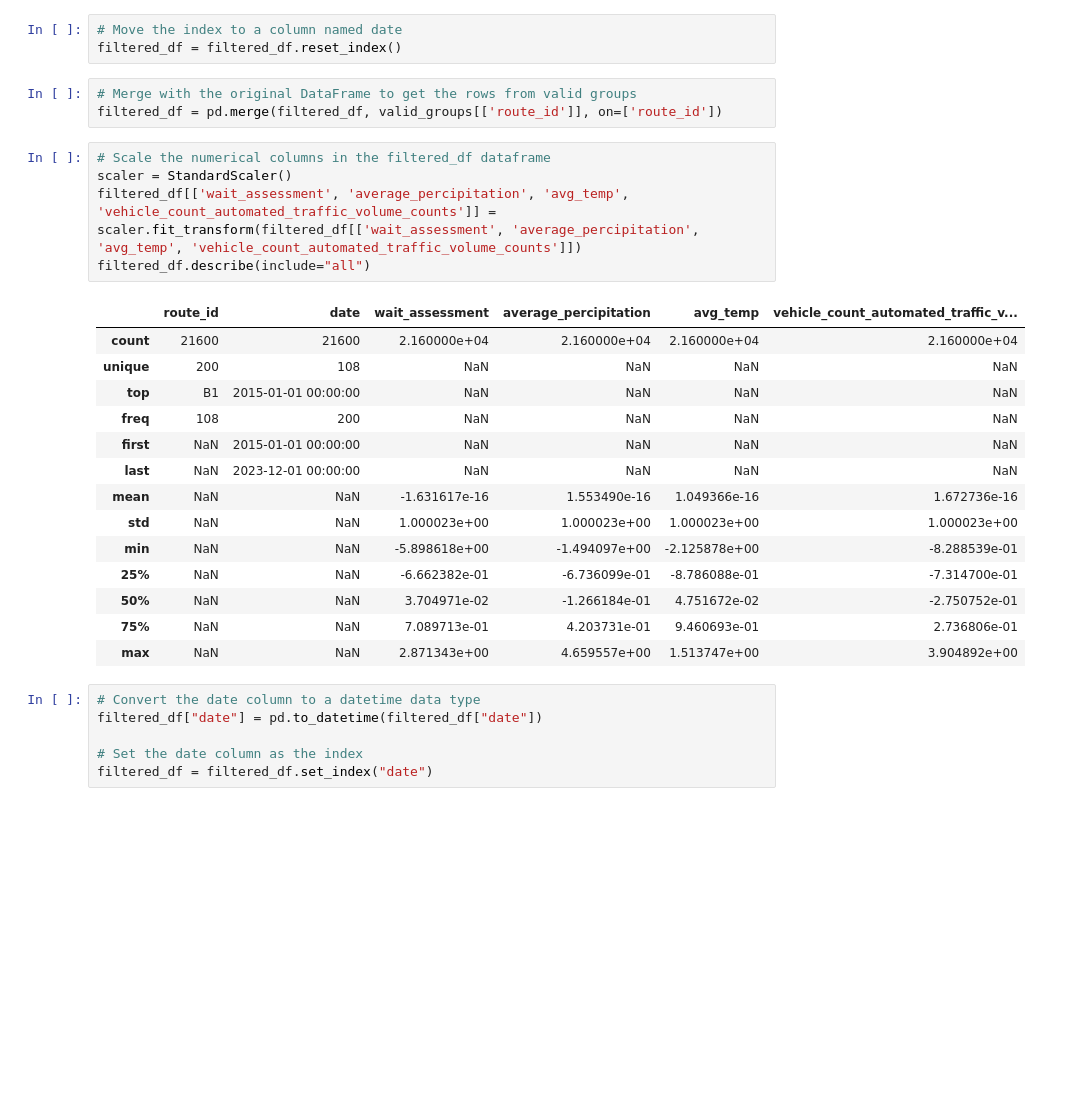
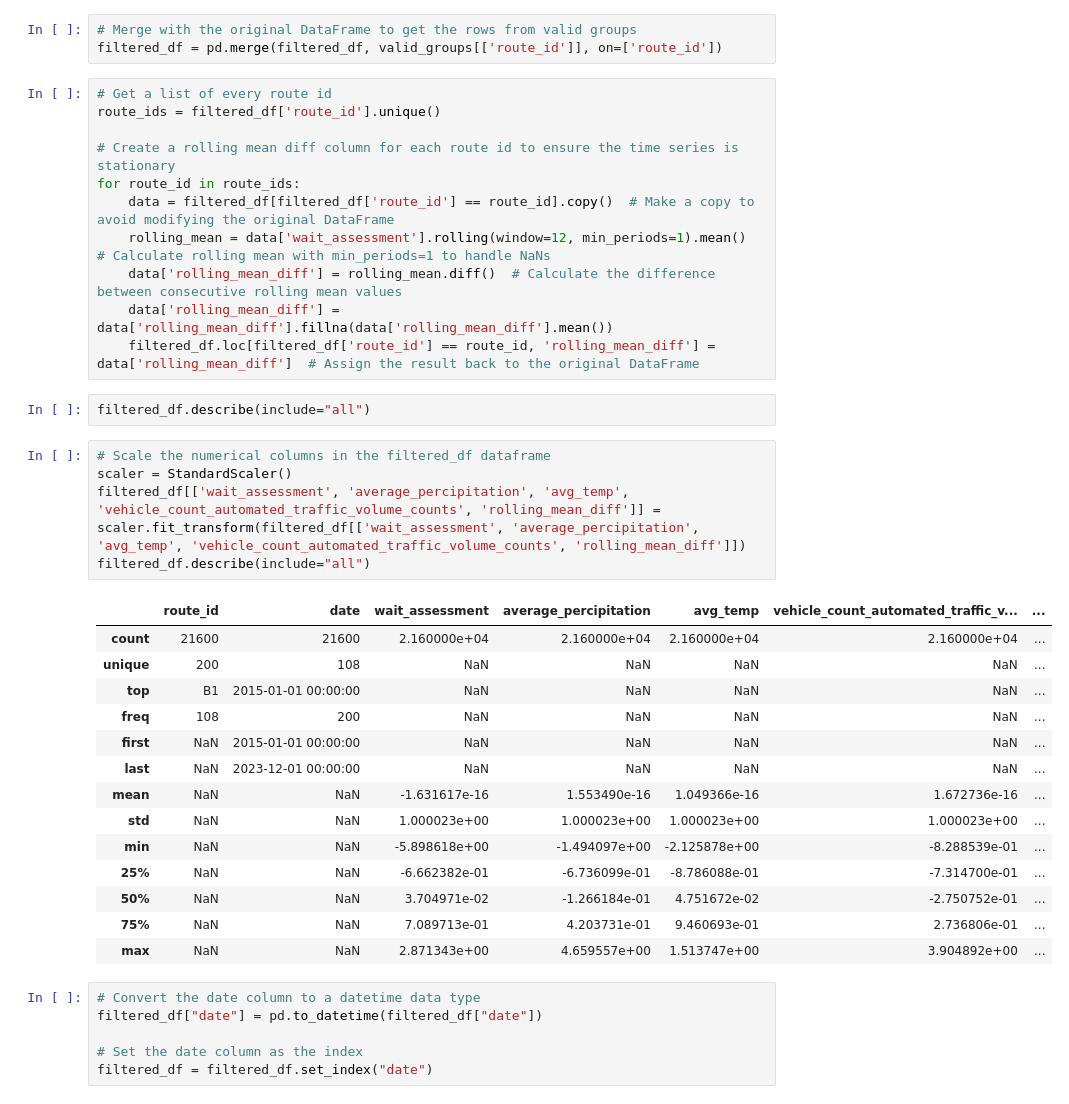
Before and after one commit to paulr28/Msc_Capstone, a Jupyter notebook: Data_Collection.ipynb, the cells around one changed output. Saved outputs shown, nothing was run; the diff lists cells and outputs as text; blank space fills up the shorter version.

```diff
--- a/Data_Collection.ipynb
+++ b/Data_Collection.ipynb
@@ -2830,29 +2607,39 @@ filtered_df.index
-# %%
-# Move the index to a column named date
-filtered_df = filtered_df.reset_index()
 # %%
 # Merge with the original DataFrame to get the rows from valid groups
 filtered_df = pd.merge(filtered_df, valid_groups[['route_id']], on=['route_id'])
+# %%
+# Get a list of every route id
+route_ids = filtered_df['route_id'].unique()
+
+# Create a rolling mean diff column for each route id to ensure the time series is stationary
+for route_id in route_ids:
+    data = filtered_df[filtered_df['route_id'] == route_id].copy()  # Make a copy to avoid modifying the original DataFrame
+    rolling_mean = data['wait_assessment'].rolling(window=12, min_periods=1).mean()  # Calculate rolling mean with min_periods=1 to handle NaNs
+    data['rolling_mean_diff'] = rolling_mean.diff()  # Calculate the difference between consecutive rolling mean values
+    data['rolling_mean_diff'] = data['rolling_mean_diff'].fillna(data['rolling_mean_diff'].mean())
+    filtered_df.loc[filtered_df['route_id'] == route_id, 'rolling_mean_diff'] = data['rolling_mean_diff']  # Assign the result back to the original DataFrame
+# %%
+filtered_df.describe(include="all")
 # %%
 # Scale the numerical columns in the filtered_df dataframe
 scaler = StandardScaler()
-filtered_df[['wait_assessment', 'average_percipitation', 'avg_temp', 'vehicle_count_automated_traffic_volume_counts']] = scaler.fit_transform(filtered_df[['wait_assessment', 'average_percipitation', 'avg_temp', 'vehicle_count_automated_traffic_volume_counts']])
+filtered_df[['wait_assessment', 'average_percipitation', 'avg_temp', 'vehicle_count_automated_traffic_volume_counts', 'rolling_mean_diff']] = scaler.fit_transform(filtered_df[['wait_assessment', 'average_percipitation', 'avg_temp', 'vehicle_count_automated_traffic_volume_counts', 'rolling_mean_diff']])
 filtered_df.describe(include="all")
 # %% [output]
-|  | route_id | date | wait_assessment | average_percipitation | avg_temp | vehicle_count_automated_traffic_v... |
-| count | 21600 | 21600 | 2.160000e+04 | 2.160000e+04 | 2.160000e+04 | 2.160000e+04 |
-| unique | 200 | 108 | NaN | NaN | NaN | NaN |
-| top | B1 | 2015-01-01 00:00:00 | NaN | NaN | NaN | NaN |
-| freq | 108 | 200 | NaN | NaN | NaN | NaN |
-| first | NaN | 2015-01-01 00:00:00 | NaN | NaN | NaN | NaN |
-| last | NaN | 2023-12-01 00:00:00 | NaN | NaN | NaN | NaN |
-| mean | NaN | NaN | -1.631617e-16 | 1.553490e-16 | 1.049366e-16 | 1.672736e-16 |
-| std | NaN | NaN | 1.000023e+00 | 1.000023e+00 | 1.000023e+00 | 1.000023e+00 |
-| min | NaN | NaN | -5.898618e+00 | -1.494097e+00 | -2.125878e+00 | -8.288539e-01 |
-| 25% | NaN | NaN | -6.662382e-01 | -6.736099e-01 | -8.786088e-01 | -7.314700e-01 |
-| 50% | NaN | NaN | 3.704971e-02 | -1.266184e-01 | 4.751672e-02 | -2.750752e-01 |
-| 75% | NaN | NaN | 7.089713e-01 | 4.203731e-01 | 9.460693e-01 | 2.736806e-01 |
-| max | NaN | NaN | 2.871343e+00 | 4.659557e+00 | 1.513747e+00 | 3.904892e+00 |
+|  | route_id | date | wait_assessment | average_percipitation | avg_temp | vehicle_count_automated_traffic_v... | ... |
+| count | 21600 | 21600 | 2.160000e+04 | 2.160000e+04 | 2.160000e+04 | 2.160000e+04 | ... |
+| unique | 200 | 108 | NaN | NaN | NaN | NaN | ... |
+| top | B1 | 2015-01-01 00:00:00 | NaN | NaN | NaN | NaN | ... |
+| freq | 108 | 200 | NaN | NaN | NaN | NaN | ... |
+| first | NaN | 2015-01-01 00:00:00 | NaN | NaN | NaN | NaN | ... |
+| last | NaN | 2023-12-01 00:00:00 | NaN | NaN | NaN | NaN | ... |
+| mean | NaN | NaN | -1.631617e-16 | 1.553490e-16 | 1.049366e-16 | 1.672736e-16 | ... |
+| std | NaN | NaN | 1.000023e+00 | 1.000023e+00 | 1.000023e+00 | 1.000023e+00 | ... |
+| min | NaN | NaN | -5.898618e+00 | -1.494097e+00 | -2.125878e+00 | -8.288539e-01 | ... |
+| 25% | NaN | NaN | -6.662382e-01 | -6.736099e-01 | -8.786088e-01 | -7.314700e-01 | ... |
+| 50% | NaN | NaN | 3.704971e-02 | -1.266184e-01 | 4.751672e-02 | -2.750752e-01 | ... |
+| 75% | NaN | NaN | 7.089713e-01 | 4.203731e-01 | 9.460693e-01 | 2.736806e-01 | ... |
+| max | NaN | NaN | 2.871343e+00 | 4.659557e+00 | 1.513747e+00 | 3.904892e+00 | ... |
 # %%
 # Convert the date column to a datetime data type
 filtered_df["date"] = pd.to_datetime(filtered_df["date"])
```
Also changed, not shown: parts of 54 cells of this notebook.
